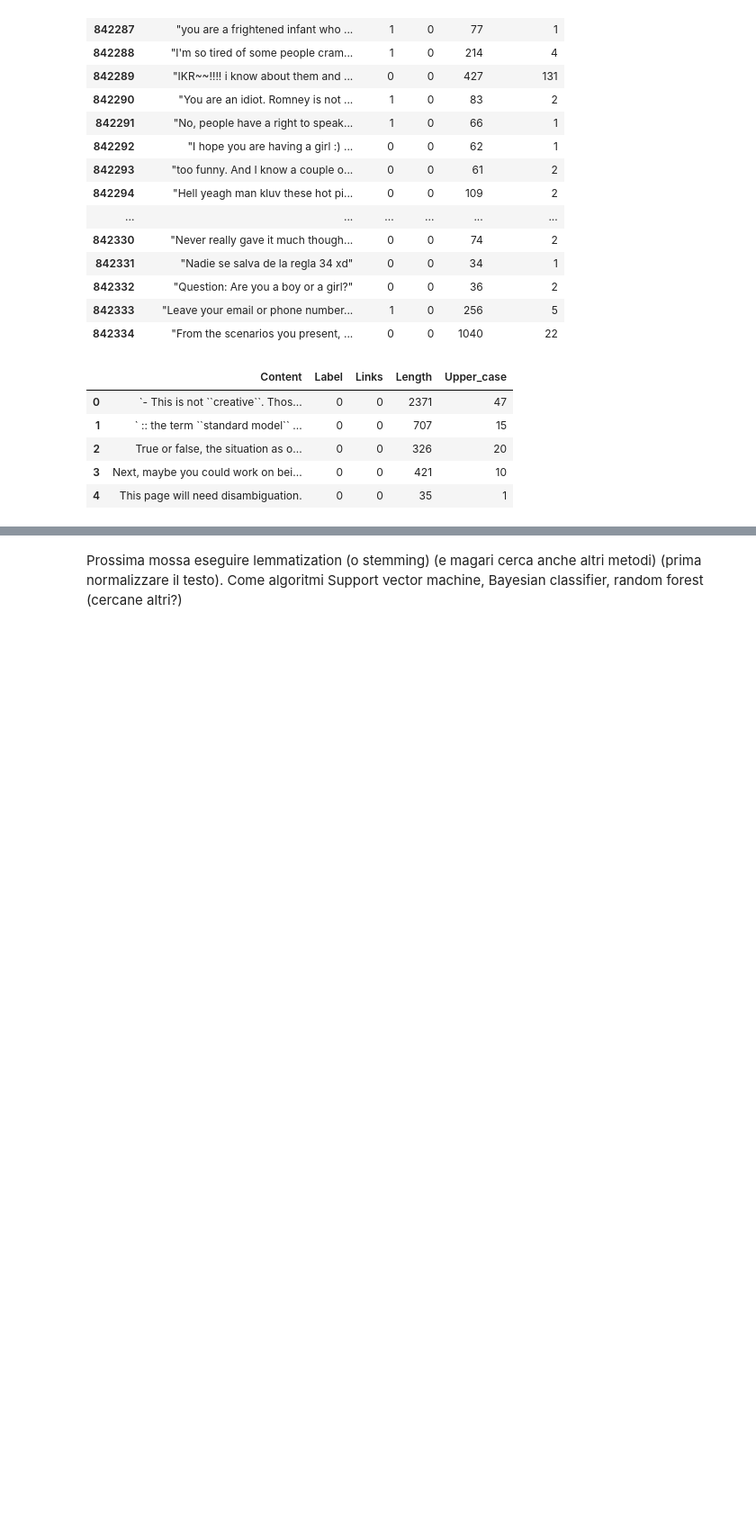
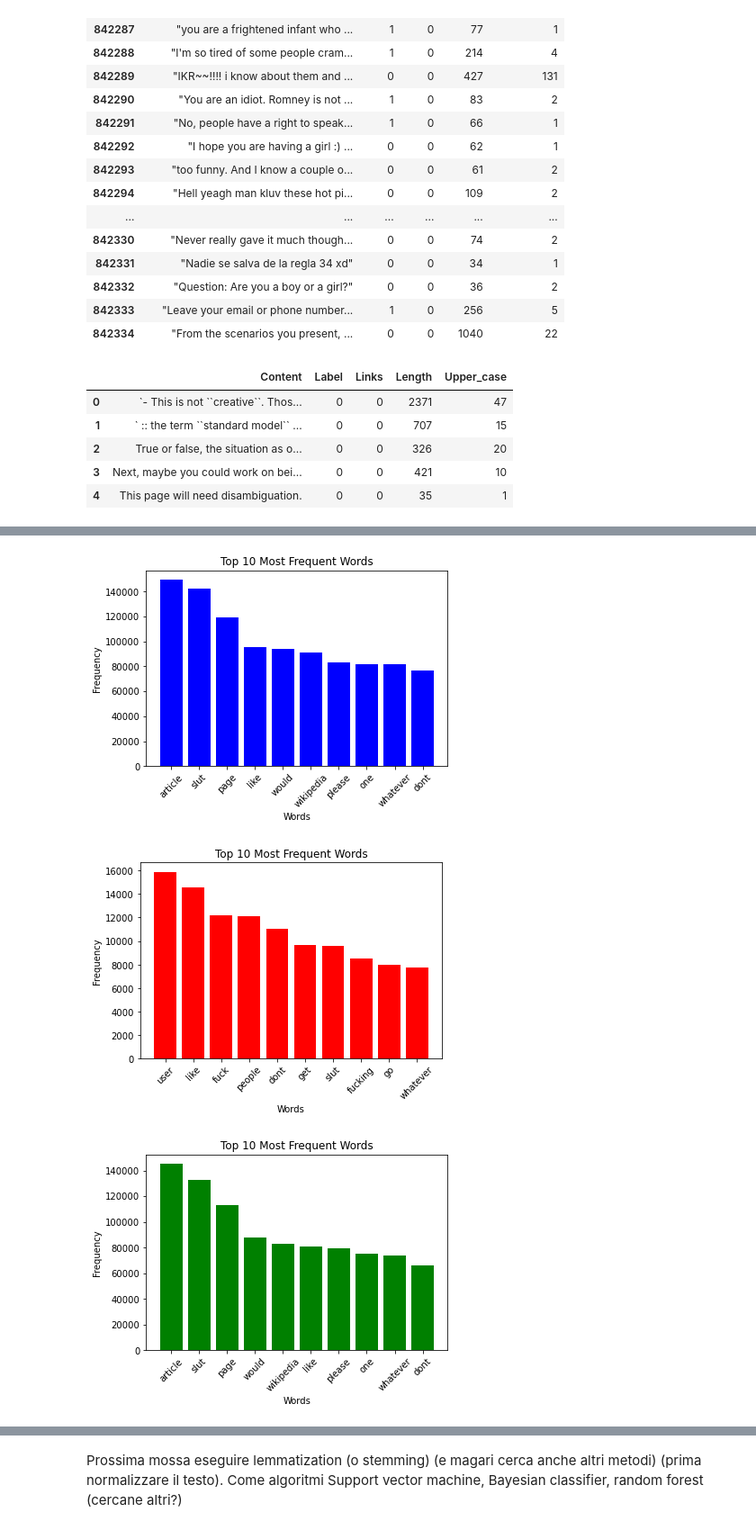
Before and after one commit to FilippoSechi/HateSpeechDetection, a Jupyter notebook: notebook.ipynb, the cells around one changed output, grey strips where cells are left out. Shown at 90% size. Cells and saved outputs as stored; diff of their text form; code cells hidden in the pictures; blank space fills up the shorter version.

```diff
--- a/notebook.ipynb
+++ b/notebook.ipynb
@@ -334,22 +328,32 @@ histogram_profanities(df[df["Label"]==0]["Content"],list(profanities))
 # %%
-def histogram_words(dataframe):
+from collections import Counter
 
-    words = dataframe.str.split().explode()
+def histogram_words(dataframe, color):
+
+    words = dataframe.str.split()  # Split text by spaces to get individual words
 
     # Flatten the list of words
     word_list = [word for sublist in words for word in sublist]
 
     # Count the frequency of each word using Counter
     word_counts = Counter(word_list)
 
     # Get the top 10 most frequent words and their counts
     top_words = word_counts.most_common(10)
     words, counts = zip(*top_words)
 
     # Plot the histogram
-    plt.bar(words, counts)
+    plt.bar(words, counts, color=color)
     plt.xlabel('Words')
     plt.ylabel('Frequency')
     plt.title('Top 10 Most Frequent Words')
     plt.xticks(rotation=45)
     plt.show()
+
+histogram_words(df["Content"],"blue")
+histogram_words(df[df["Label"]==1]["Content"],"red")
+histogram_words(df[df["Label"]==0]["Content"],"green")
+# %% [output]
+[figure, added]
+[figure, added]
+[figure, added]
```
Also changed, not shown: parts of 27 cells of this notebook, 1 other file.
